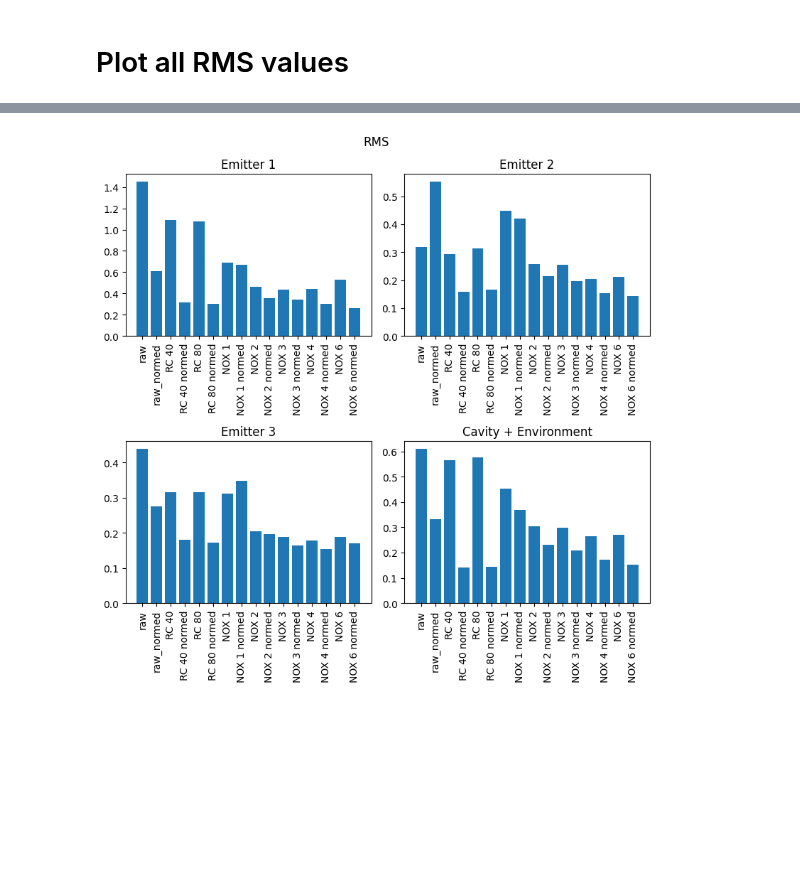
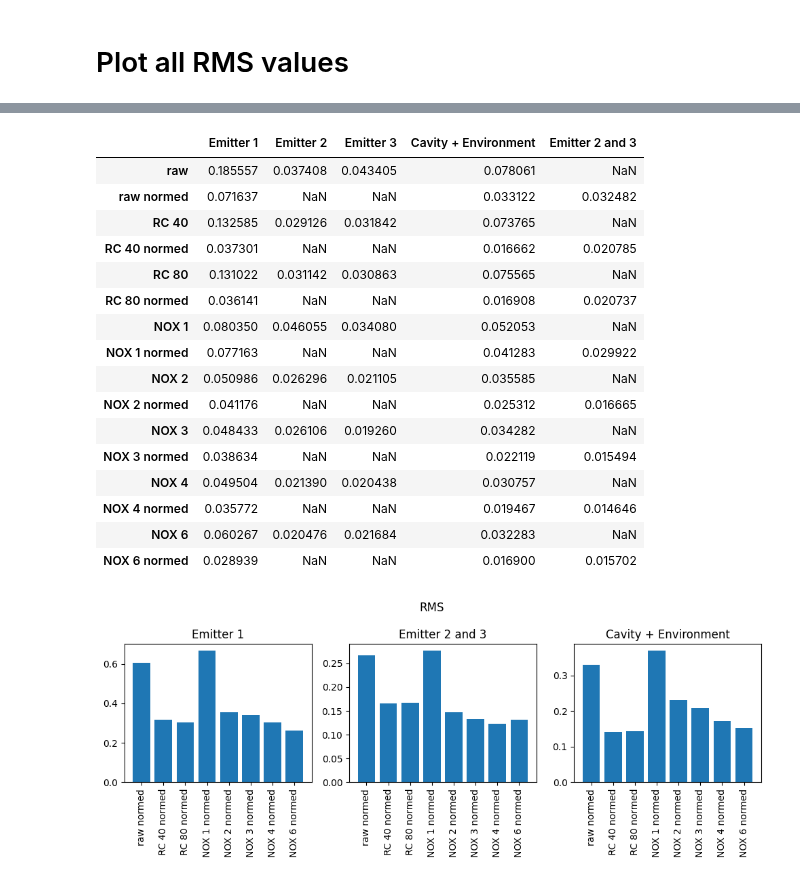
Before and after one commit to radulaski/CQED_quantum_simulation, a Jupyter notebook: data/AQT/aqt_vs_sim.ipynb, the cells around one changed output, grey strips where cells are left out. Cells and saved outputs as stored; diff of their text form; code cells hidden in the pictures; blank space fills up the shorter version.

Commit message:
update AQT plots; AQT MAE plot

```diff
--- a/data/AQT/aqt_vs_sim.ipynb
+++ b/data/AQT/aqt_vs_sim.ipynb
@@ -135,8 +195,9 @@ for num_rand, ax in zip([40, 80], axes):
         data = rc_data.xs(num_rand, level="Randomizations")
         diff = qutip_results[col] - np.array(data[bitstr])
         print(col, "RMS", np.sqrt(np.sum(diff**2)))
-        rms[col].append(np.sqrt(np.sum(diff**2)))
-        mae[col].append(np.mean(np.abs(diff)))
+        rms[f"RC {num_rand}"][col] = np.sqrt(np.sum(diff**2))
+        mae[f"RC {num_rand}"][col] = np.mean(np.abs(diff))
+        mre[f"RC {num_rand}"][col] = np.mean(np.abs(diff).iloc[1:] / qutip_results[col].iloc[1:])
         ax.plot(times, diff, label=col)
 
 plt.legend()
@@ -246,8 +304,9 @@ for num_ident, ax in zip([1, 2, 3, 4, 6], axes):
         data = nox_data.xs(num_ident, level="Identities")
         diff = qutip_results[col] - np.array(data[bitstr])
         print(col, "RMS", np.sqrt(np.sum(diff**2)))
-        rms[col].append(np.sqrt(np.sum(diff**2)))
-        mae[col].append(np.mean(np.abs(diff)))
+        rms[f"NOX {num_ident}"][col] = np.sqrt(np.sum(diff**2))
+        mae[f"NOX {num_ident}"][col] = np.mean(np.abs(diff))
+        mre[f"NOX {num_ident}"][col] = np.mean(np.abs(diff).iloc[1:] / qutip_results[col].iloc[1:])
         ax.plot(times, diff, label=col)
 
 plt.legend()
@@ -312,15 +371,14 @@ fig, axes = plt.subplots(1, 5, figsize=(18, 3))
 for num_ident, ax in zip([1, 2, 3, 4, 6], axes):
     data = nox_data.xs(num_ident, level="Identities")
 
-    nox_data_norm = data.copy()
-    nox_data_norm[['1000', '0100', '0010', '0001']] = nox_data_norm[['1000', '0100', '0010', '0001']].divide(nox_data_norm[['1000', '0100', '0010', '0001']].sum(axis=1), axis=0)
-    nox_data_norm['avg_0100_0010'] = nox_data_norm[['0100', '0010']].mean(axis=1)
+    nox_data_norm = norm_and_average(data)
 
-    for col, bitstr in aqt_bitstrs.items():
+    for col, bitstr in normed_bitstrs.items():
         diff = qutip_results[col] - np.array(nox_data_norm[bitstr])
         print(col, "RMS", np.sqrt(np.sum(diff**2)))
-        rms[col].append(np.sqrt(np.sum(diff**2)))
-        mae[col].append(np.mean(np.abs(diff)))
+        rms[f"NOX {num_ident} normed"][col] = np.sqrt(np.sum(diff**2))
+        mae[f"NOX {num_ident} normed"][col] = np.mean(np.abs(diff))
+        mre[f"NOX {num_ident} normed"][col] = np.mean(np.abs(diff).iloc[1:] / qutip_results[col].iloc[1:])
         ax.plot(times, diff, label=col)
 
 plt.legend()
@@ -420,0 +433,4 @@ all_mae = pd.DataFrame(mae, index=orig_order).loc[new_order]
+# %%
+all_rms = pd.DataFrame.from_dict(rms, orient="index")
+all_mae = pd.DataFrame.from_dict(mae, orient="index")
+all_mre = pd.DataFrame.from_dict(mre, orient="index")
@@ -421,16 +457,39 @@ all_mae = pd.DataFrame(mae, index=orig_order).loc[new_order]
+# %%
+all_mae
+# %% [output]
+|  | Emitter 1 | Emitter 2 | Emitter 3 | Cavity + Environment | Emitter 2 and 3 |
+| raw | 0.185557 | 0.037408 | 0.043405 | 0.078061 | NaN |
+| raw normed | 0.071637 | NaN | NaN | 0.033122 | 0.032482 |
+| RC 40 | 0.132585 | 0.029126 | 0.031842 | 0.073765 | NaN |
+| RC 40 normed | 0.037301 | NaN | NaN | 0.016662 | 0.020785 |
+| RC 80 | 0.131022 | 0.031142 | 0.030863 | 0.075565 | NaN |
+| RC 80 normed | 0.036141 | NaN | NaN | 0.016908 | 0.020737 |
+| NOX 1 | 0.080350 | 0.046055 | 0.034080 | 0.052053 | NaN |
+| NOX 1 normed | 0.077163 | NaN | NaN | 0.041283 | 0.029922 |
+| NOX 2 | 0.050986 | 0.026296 | 0.021105 | 0.035585 | NaN |
+| NOX 2 normed | 0.041176 | NaN | NaN | 0.025312 | 0.016665 |
+| NOX 3 | 0.048433 | 0.026106 | 0.019260 | 0.034282 | NaN |
+| NOX 3 normed | 0.038634 | NaN | NaN | 0.022119 | 0.015494 |
+| NOX 4 | 0.049504 | 0.021390 | 0.020438 | 0.030757 | NaN |
+| NOX 4 normed | 0.035772 | NaN | NaN | 0.019467 | 0.014646 |
+| NOX 6 | 0.060267 | 0.020476 | 0.021684 | 0.032283 | NaN |
+| NOX 6 normed | 0.028939 | NaN | NaN | 0.016900 | 0.015702 |
 # %%
-fig, axes = plt.subplots(2, 2, figsize=(8, 8))
+# normed RMS
+fig, axes = plt.subplots(1, 3, figsize=(10, 4))
 
-for col, ax in zip(all_rms, axes.flatten()):
-    positions = np.arange(len(all_rms.index))
-    ax.bar(positions, all_rms[col])
+norm_rows = [r for r in all_rms.index if 'norm' in r]
+norm_rms = all_rms.loc[norm_rows]
 
-    ax.set_xticks(positions)
-    ax.set_xticklabels(all_rms.index, rotation=90)
+for col, ax in zip(normed_bitstrs, axes.flatten()):
+    ax.bar(norm_rows, norm_rms[col])
+
+    ax.set_xticks(np.arange(len(norm_rms)))
+    ax.set_xticklabels(norm_rms.index, rotation=90)
 
     ax.set_title(col)
 
 fig.suptitle("RMS")
 plt.tight_layout()
 # %% [output]
-[figure, old version]
+[figure, new version]
```
Also changed, not shown: parts of 28 cells of this notebook, 7 other files.
